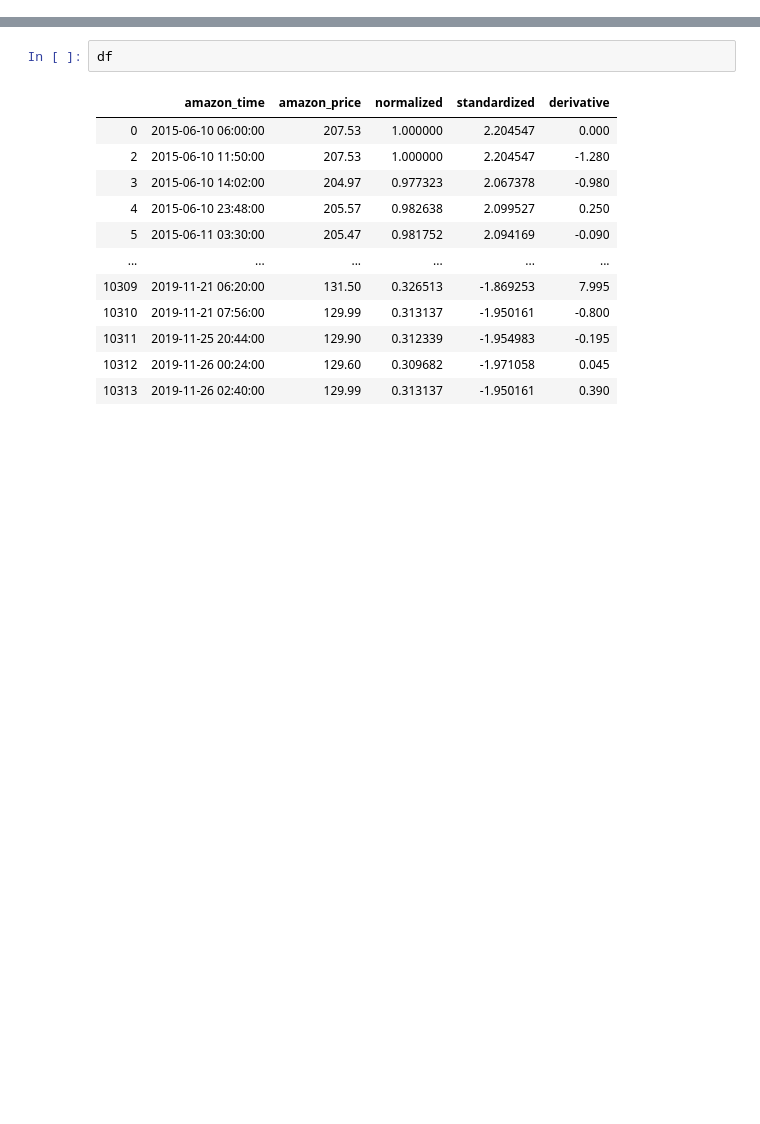
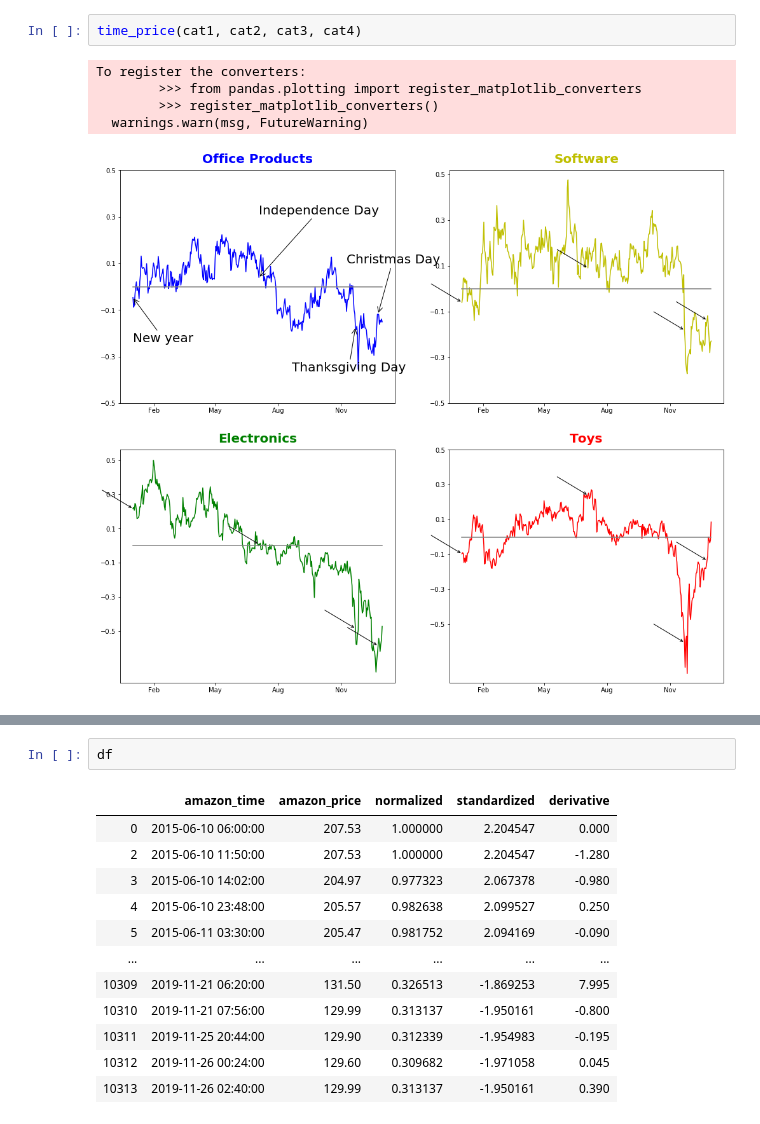
Before and after one commit to ddl004/ECE-143-Amazon-Price-History-Analysis, a Jupyter notebook: Christmas Plot.ipynb, the cells around one changed output, grey strips where cells are left out. Drawn from its saved outputs; the diff is of its cells as text; blank space fills up the shorter version.

```diff
--- a/Christmas Plot.ipynb
+++ b/Christmas Plot.ipynb
@@ -11,0 +331,8 @@ import pandas as pd
+# %%
+time_price(cat1, cat2, cat3, cat4)
+# %% [output]
+To register the converters:
+        >>> from pandas.plotting import register_matplotlib_converters
+        >>> register_matplotlib_converters()
+  warnings.warn(msg, FutureWarning)
+[figure, added]
```
Also changed, not shown: parts of 18 cells of this notebook, 7 other files.
